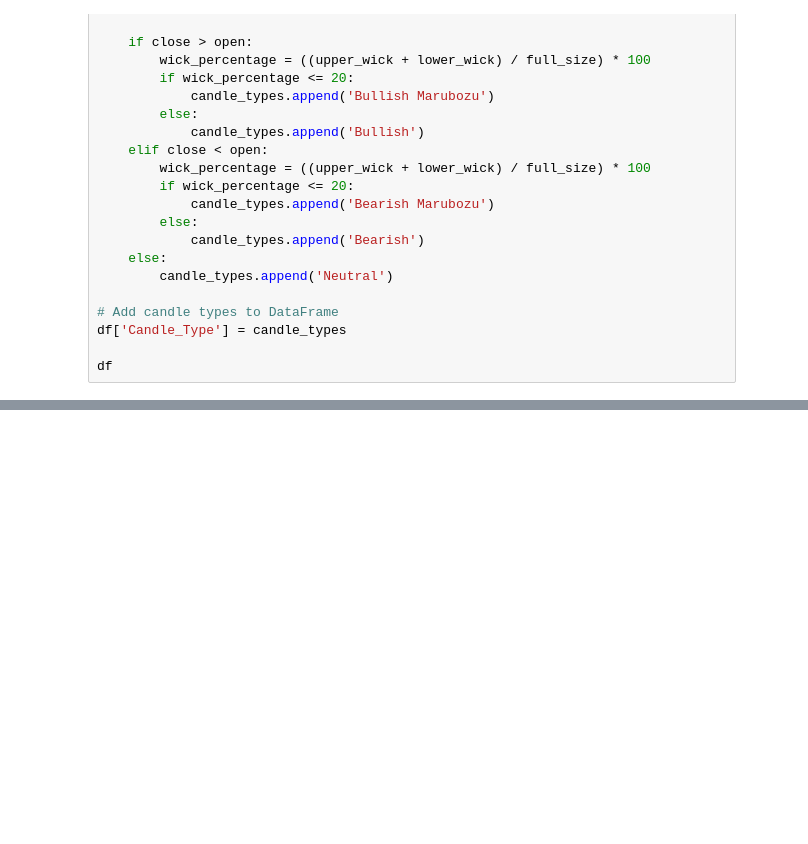
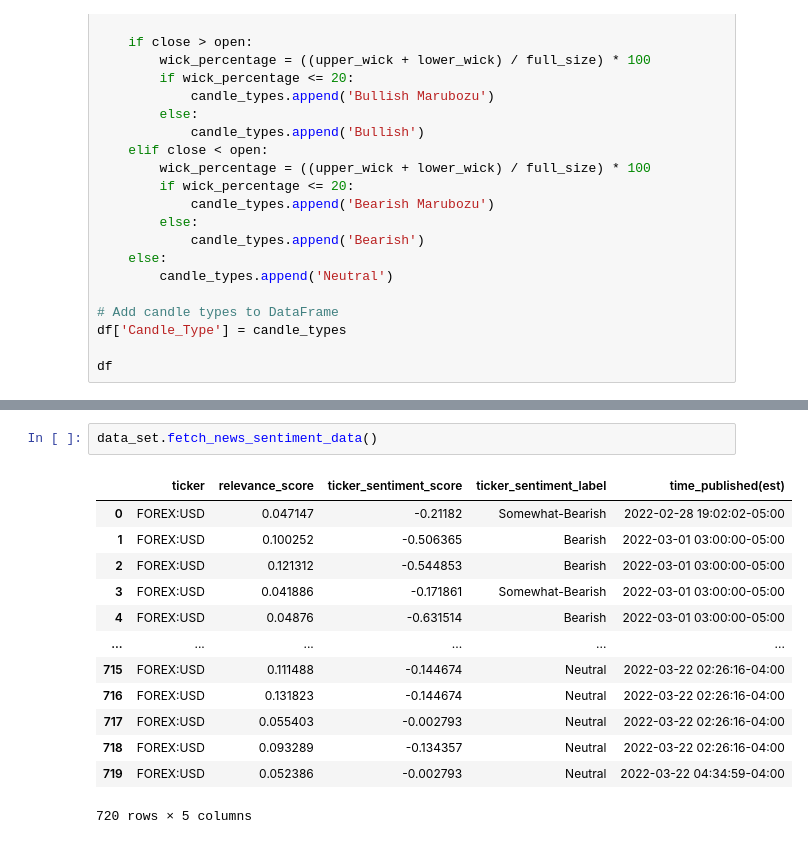
Before and after one commit to jcdgingo/1-SVTS, a Jupyter notebook: notebooks/data_preprocessing/exploratory_data_analysis.ipynb, the cells around one changed output, grey strips where cells are left out. Cells and saved outputs as stored; diff of their text form; blank space fills up the shorter version.

```diff
--- a/notebooks/data_preprocessing/exploratory_data_analysis.ipynb
+++ b/notebooks/data_preprocessing/exploratory_data_analysis.ipynb
@@ -108,0 +115,16 @@ df
+# %%
+data_set.fetch_news_sentiment_data()
+# %% [output]
+|  | ticker | relevance_score | ticker_sentiment_score | ticker_sentiment_label | time_published(est) |
+| 0 | FOREX:USD | 0.047147 | -0.21182 | Somewhat-Bearish | 2022-02-28 19:02:02-05:00 |
+| 1 | FOREX:USD | 0.100252 | -0.506365 | Bearish | 2022-03-01 03:00:00-05:00 |
+| 2 | FOREX:USD | 0.121312 | -0.544853 | Bearish | 2022-03-01 03:00:00-05:00 |
+| 3 | FOREX:USD | 0.041886 | -0.171861 | Somewhat-Bearish | 2022-03-01 03:00:00-05:00 |
+| 4 | FOREX:USD | 0.04876 | -0.631514 | Bearish | 2022-03-01 03:00:00-05:00 |
+| ... | ... | ... | ... | ... | ... |
+| 715 | FOREX:USD | 0.111488 | -0.144674 | Neutral | 2022-03-22 02:26:16-04:00 |
+| 716 | FOREX:USD | 0.131823 | -0.144674 | Neutral | 2022-03-22 02:26:16-04:00 |
+| 717 | FOREX:USD | 0.055403 | -0.002793 | Neutral | 2022-03-22 02:26:16-04:00 |
+| 718 | FOREX:USD | 0.093289 | -0.134357 | Neutral | 2022-03-22 02:26:16-04:00 |
+| 719 | FOREX:USD | 0.052386 | -0.002793 | Neutral | 2022-03-22 04:34:59-04:00 |
+720 rows × 5 columns
```
Also changed, not shown: parts of 2 cells of this notebook, 2 other files.
